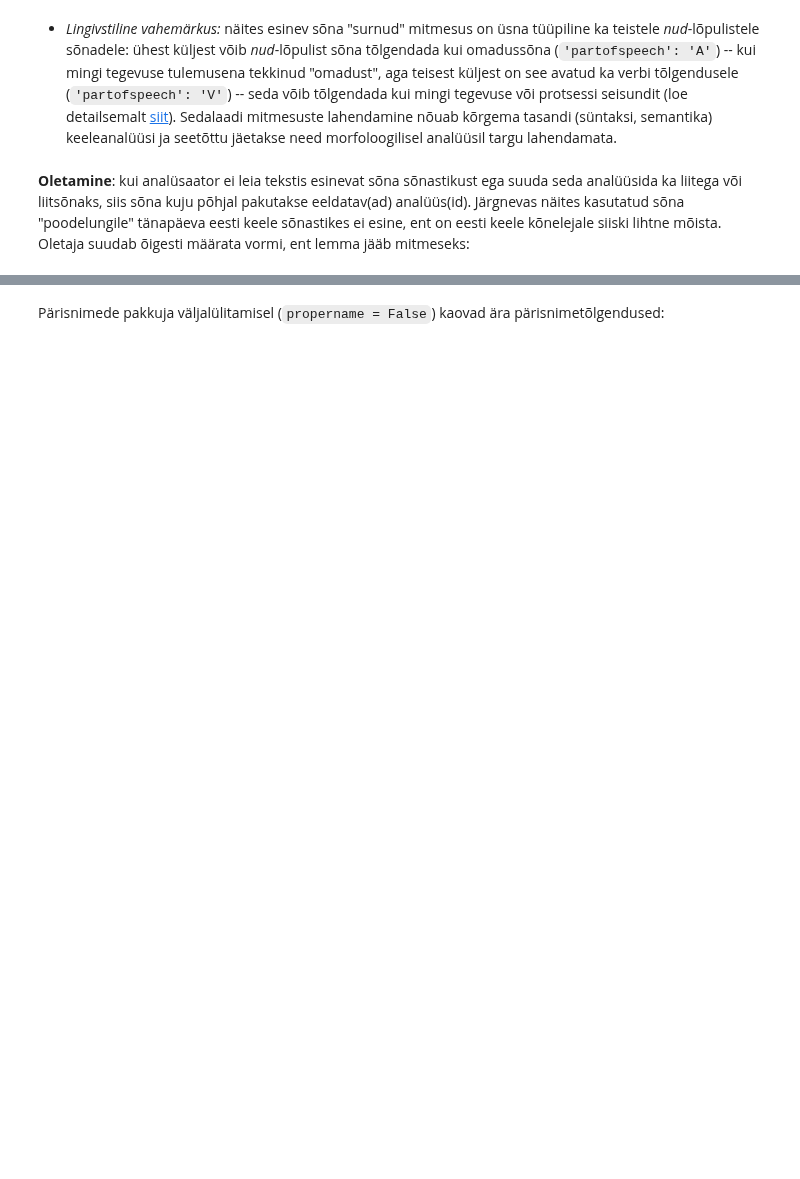
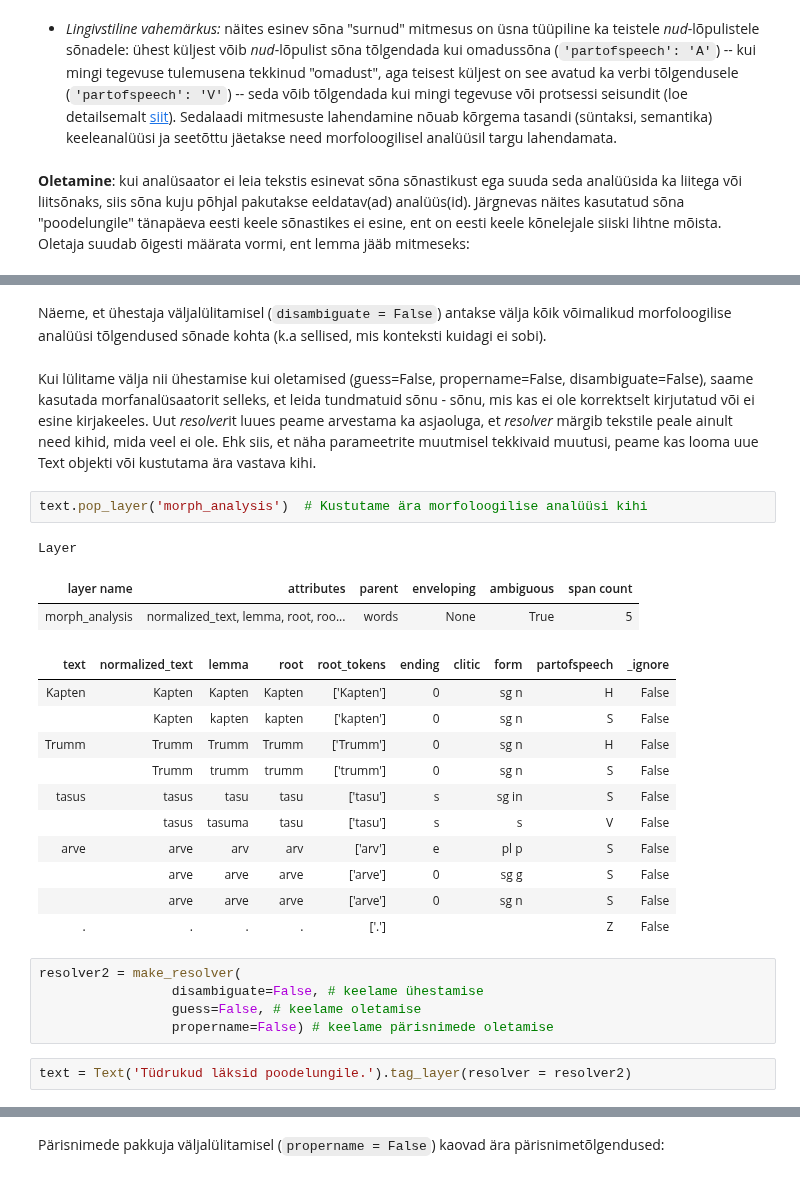
Before and after one commit to d009/EstNLP, a Jupyter notebook: Praktikum2/Praktikum_2.ipynb, the cells around one changed output, grey strips where cells are left out. Drawn from its saved outputs; the diff is of its cells as text; blank space fills up the shorter version.

```diff
--- a/Praktikum2/Praktikum_2.ipynb
+++ b/Praktikum2/Praktikum_2.ipynb
@@ -373,0 +417,28 @@ Text("Mees oli surnud.", disambiguate = False).postags
+# %% [markdown]
+Näeme, et ühestaja väljalülitamisel (`disambiguate = False`) antakse välja kõik võimalikud morfoloogilise analüüsi tõlgendused sõnade kohta (k.a sellised, mis konteksti kuidagi ei sobi).
+# %% [markdown]
+Kui lülitame välja nii ühestamise kui oletamised (guess=False, propername=False, disambiguate=False), saame kasutada morfanalüsaatorit selleks, et leida tundmatuid sõnu - sõnu, mis kas ei ole korrektselt kirjutatud või ei esine kirjakeeles. Uut *resolver*it luues peame arvestama ka asjaoluga, et *resolver* märgib tekstile peale ainult need kihid, mida veel ei ole. Ehk siis, et näha parameetrite muutmisel tekkivaid muutusi, peame kas looma uue Text objekti või kustutama ära vastava kihi.
+# %%
+text.pop_layer('morph_analysis')  # Kustutame ära morfoloogilise analüüsi kihi
+# %% [output]
+Layer
+| layer name | attributes | parent | enveloping | ambiguous | span count |
+| morph_analysis | normalized_text, lemma, root, roo... | words | None | True | 5 |
+| text | normalized_text | lemma | root | root_tokens | ending | clitic | form | partofspeech | _ignore |
+| Kapten | Kapten | Kapten | Kapten | ['Kapten'] | 0 |  | sg n | H | False |
+|  | Kapten | kapten | kapten | ['kapten'] | 0 |  | sg n | S | False |
+| Trumm | Trumm | Trumm | Trumm | ['Trumm'] | 0 |  | sg n | H | False |
+|  | Trumm | trumm | trumm | ['trumm'] | 0 |  | sg n | S | False |
+| tasus | tasus | tasu | tasu | ['tasu'] | s |  | sg in | S | False |
+|  | tasus | tasuma | tasu | ['tasu'] | s |  | s | V | False |
+| arve | arve | arv | arv | ['arv'] | e |  | pl p | S | False |
+|  | arve | arve | arve | ['arve'] | 0 |  | sg g | S | False |
+|  | arve | arve | arve | ['arve'] | 0 |  | sg n | S | False |
+| . | . | . | . | ['.'] |  |  |  | Z | False |
+# %%
+resolver2 = make_resolver(
+                 disambiguate=False, # keelame ühestamise
+                 guess=False, # keelame oletamise
+                 propername=False) # keelame pärisnimede oletamise
+# %%
+text = Text('Tüdrukud läksid poodelungile.').tag_layer(resolver = resolver2)
```
Also changed, not shown: parts of 117 cells of this notebook.
